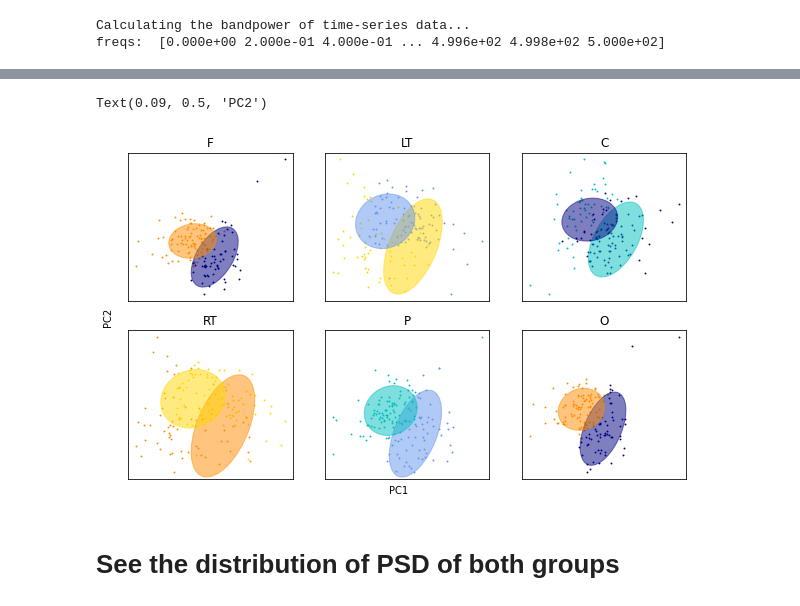
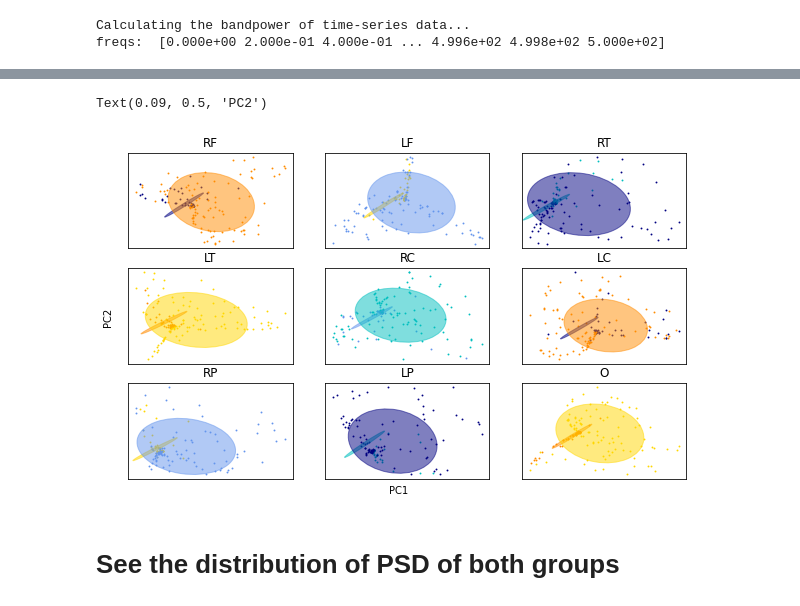
Before and after one commit to hundredball/Classroom_stress, a Jupyter notebook: data_analysis.ipynb, the cells around one changed output, grey strips where cells are left out. Cells and saved outputs as stored; diff of their text form; code cells hidden in the pictures.

```diff
--- a/data_analysis.ipynb
+++ b/data_analysis.ipynb
@@ -509,6 +511,10 @@ def plot_components(components, labels, df_all, title):
     fig.suptitle(title)
     fig.text(0.5, 0.05, '1st component', ha='center')
     fig.text(0.05, 0.5, '2nd component', va='center', rotation='vertical')
+# %%
+# 1: average into 6 regions
+# 2: rereference on CZ and average into 9 regions
+mode = 2
 # %%
 # Standard PCA for PSD
 EEG_list, labels, df_all = dataloader.read_data(label_format=1)
@@ -517,7 +523,9 @@ EEG_list, labels, df_all = dataloader.read_data(label_format=1)
 EEG_list, labels, df_all = preprocessing.remove_trials(EEG_list, labels, df_all)
 
 # Average into regions
-EEG_list = preprocessing.avg_channels_into_regions(EEG_list, df_all)
+if mode == 2:
+    EEG_list, labels, df_all = preprocessing.reReference(EEG_list, labels, df_all, 'CZ')
+EEG_list = preprocessing.avg_channels_into_regions(EEG_list, df_all, mode=mode)
 
 # Transform into power
 low, high = list(range(1,50)), list(range(2,51))
@@ -548,7 +556,9 @@ EEG_list, labels, df_all = dataloader.read_data(label_format=2)
 EEG_list, labels, df_all = preprocessing.remove_trials(EEG_list, labels, df_all)
 
 # Average into regions
-EEG_list = preprocessing.avg_channels_into_regions(EEG_list, df_all)
+if mode == 2:
+    EEG_list, labels, df_all = preprocessing.reReference(EEG_list, labels, df_all, 'CZ')
+EEG_list = preprocessing.avg_channels_into_regions(EEG_list, df_all, mode=mode)
 
 # Transform into power
 low, high = list(range(1,50)), list(range(2,51))
@@ -583,7 +593,9 @@ EEG_list, labels, df_all = dataloader.read_data(label_format=1)
 EEG_list, labels, df_all = preprocessing.remove_trials(EEG_list, labels, df_all)
 
 # Average into regions
-EEG_list = preprocessing.avg_channels_into_regions(EEG_list, df_all)
+if mode == 2:
+    EEG_list, labels, df_all = preprocessing.reReference(EEG_list, labels, df_all, 'CZ')
+EEG_list = preprocessing.avg_channels_into_regions(EEG_list, df_all, mode=mode)
 
 # Transform into power
 low, high = list(range(1,50)), list(range(2,51))
@@ -650,7 +662,7 @@ GMM accuracy:  [0.46496815286624205, 0.4968152866242038, 0.6687898089171974, 0.4
 # %%
 color_iter = itertools.cycle(['navy', 'darkorange', 'gold', 'cornflowerblue', 'c'])
 def plot_results(X, Y_, means, covariances, index, title):
-    splot = plt.subplot(2, 3, 1 + index)
+    splot = plt.subplot(num_channel//3, 3, 1 + index)
     for i, (mean, covar, color) in enumerate(zip(
         means, covariances, color_iter)):
         v, w = np.linalg.eigh(covar)
@@ -658,34 +670,34 @@ def plot_results(X, Y_, means, covariances, index, title):
         u = w[0] / np.linalg.norm(w[0])
         # as the DP will not use every component it has access to # unless it needs it, we shouldn't plot the redundant
         # components.
         if not np.any(Y_ == i):
             continue
         plt.scatter(X[Y_ == i, 0], X[Y_ == i, 1], .8, color=color)
         # Plot an ellipse to show the Gaussian component
         angle = np.arctan(u[1] / u[0])
         angle = 180. * angle / np.pi # convert to degrees
         ell = matplotlib.patches.Ellipse(mean, v[0], v[1], 180. + angle, color=color)
         ell.set_clip_box(splot.bbox)
         ell.set_alpha(0.5)
         splot.add_artist(ell)
 
     plt.xticks(())
     plt.yticks(())
     plt.title(title)
 
 fig = plt.figure(figsize=(10,6))
 for i_channel in range(num_channel):
     X = psds_PCA[:,i,:]
     gmm = GaussianMixture(n_components=2, random_state=0).fit(X)
     gmm_labels = gmm.predict(X)
 
     plot_results(psds_PCA[:,i_channel,:], gmm_labels, gmm.means_, gmm.covariances_, i_channel, df_all.loc[0,'channels'][i_channel])
 
 fig.text(0.5, 0.09, 'PC1', ha='center')
 fig.text(0.09, 0.5, 'PC2', va='center', rotation='vertical')
 # %% [output]
 Text(0.09, 0.5, 'PC2')
-[figure, old version]
+[figure, new version]
 # %% [markdown]
 # See the distribution of PSD of both groups
 # %%
```
Also changed, not shown: parts of 6 cells of this notebook.
